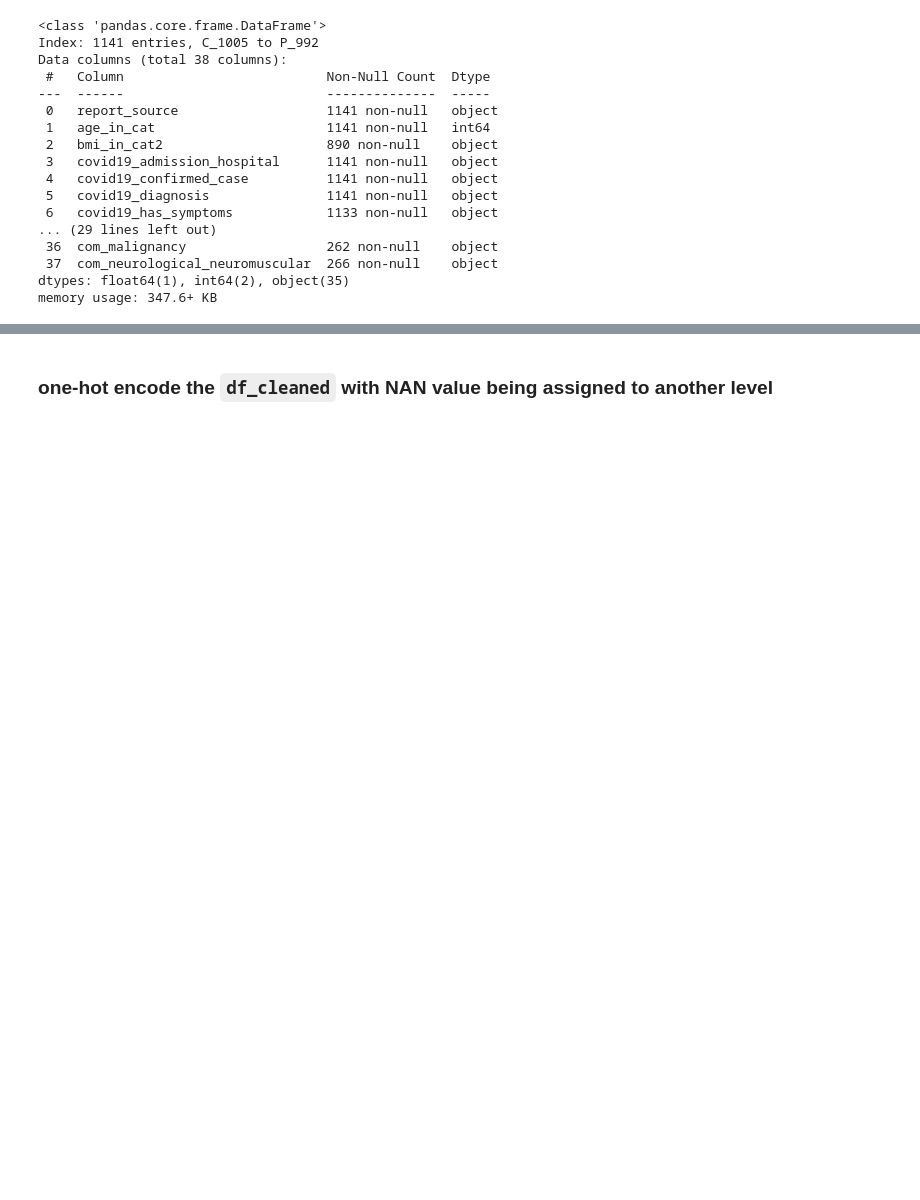
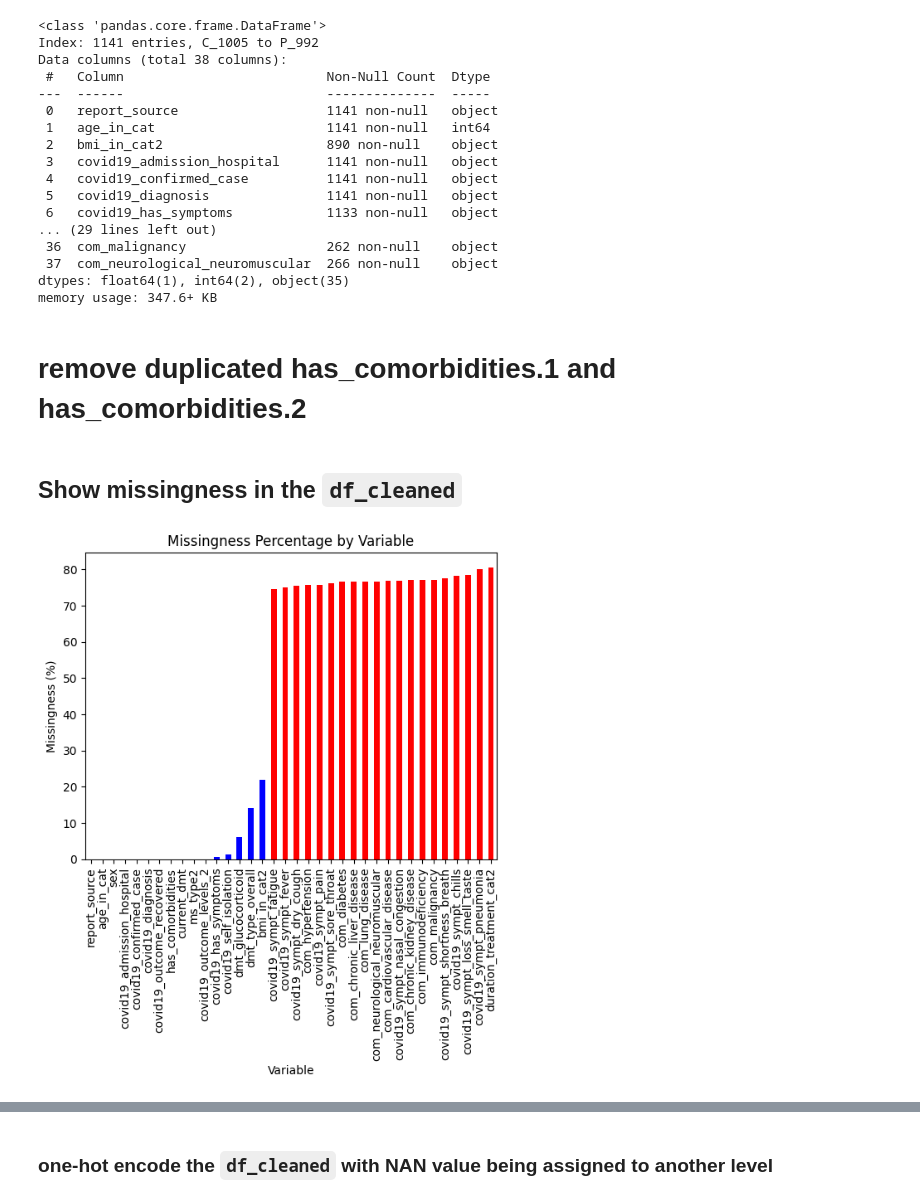
Before and after one commit to Xinyu-Sun/qualifying_exam_Comp_ML_MSCovid, a Jupyter notebook: EDA_ML_GDSI.ipynb, the cells around one changed output, grey strips where cells are left out. Saved outputs shown, nothing was run; the diff lists cells and outputs as text; code cells hidden in the pictures; blank space fills up the shorter version.

```diff
--- a/EDA_ML_GDSI.ipynb
+++ b/EDA_ML_GDSI.ipynb
@@ -160,3 +160,30 @@ Data columns (total 38 columns):
  37  com_neurological_neuromuscular  266 non-null    object
 dtypes: float64(1), int64(2), object(35)
 memory usage: 347.6+ KB
+# %% [markdown]
+# remove duplicated has_comorbidities.1 and has_comorbidities.2
+# %%
+## remove duplicated has_comorbidities.1 and has_comorbidities.2
+df_cleaned = df_cleaned.drop(columns=['has_comorbidities.1'])
+df_cleaned = df_cleaned.drop(columns=['has_comorbidities.2'])
+# %% [markdown]
+## Show missingness in the `df_cleaned`
+# %%
+# Sort the values by missingness percentage
+missingness_percentages_df = missingness_percentages_df[missingness_percentages_df['Variable'].isin(df_cleaned.columns)]
+missingness_percentages_df = missingness_percentages_df.sort_values(by='Missingness (%)')
+
+# Create a list of colors based on the condition
+colors = ['red' if pct > 70 else 'blue' for pct in missingness_percentages_df['Missingness (%)']]
+
+# Plot the bar plot with conditional coloring
+ax = missingness_percentages_df.plot(kind='bar', x='Variable', y='Missingness (%)', color=colors, legend=False)
+
+# Set plot labels and title
+ax.set_ylabel('Missingness (%)')
+ax.set_title('Missingness Percentage by Variable')
+
+# Display the plot
+plt.show()
+# %% [output]
+[figure, added]
```
Also changed, not shown: parts of 8 cells of this notebook, 16 other files.
